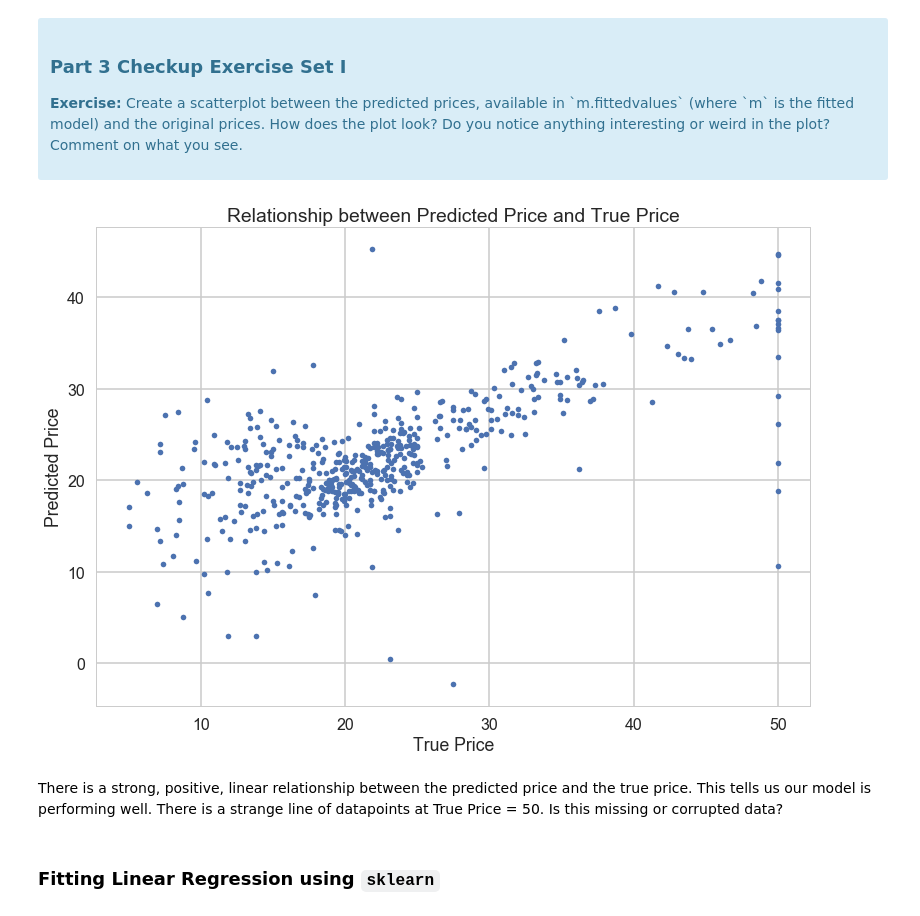
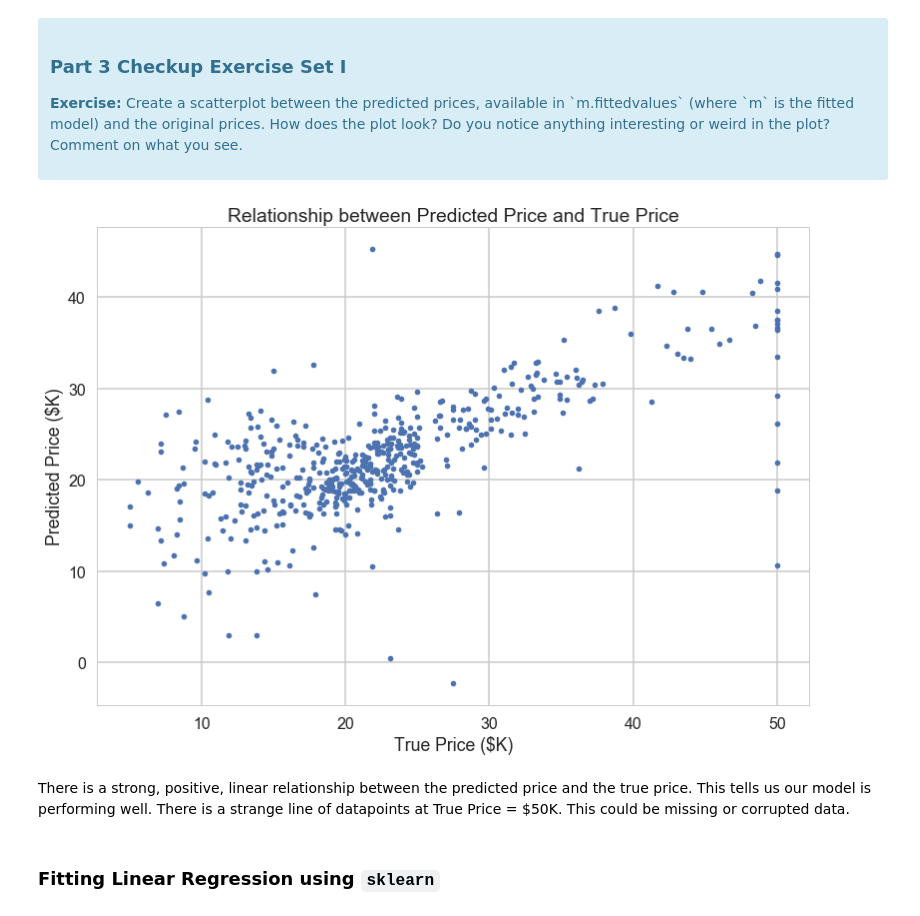
Before and after one commit to tmcdunn/springboard-boson_housing, a Jupyter notebook: Linear_Regression_Boston_Housing_exercises.ipynb, the cells around one changed output. Cells and saved outputs as stored; diff of their text form; code cells hidden in the pictures.

```diff
--- a/Linear_Regression_Boston_Housing_exercises.ipynb
+++ b/Linear_Regression_Boston_Housing_exercises.ipynb
@@ -488,13 +494,13 @@ Let's see how our model actually fit our data. We can see below that there is a
 # %%
 plt.plot(bos['PRICE'], m.fittedvalues, marker='.', linestyle='none')
 plt.title("Relationship between Predicted Price and True Price")
-plt.xlabel("True Price")
-plt.ylabel("Predicted Price")
+plt.xlabel("True Price ($K)")
+plt.ylabel("Predicted Price ($K)")
 plt.show()
 # %% [output]
-[figure, old version]
+[figure, new version]
 # %% [markdown]
-There is a strong, positive, linear relationship between the predicted price and the true price. This tells us our model is performing well. There is a strange line of datapoints at True Price = 50. Is this missing or corrupted data?
+There is a strong, positive, linear relationship between the predicted price and the true price. This tells us our model is performing well. There is a strange line of datapoints at True Price = $50K. This could be missing or corrupted data.
 # %% [markdown]
 ### Fitting Linear Regression using `sklearn`
 # %%
```
Also changed, not shown: parts of 52 cells of this notebook.
